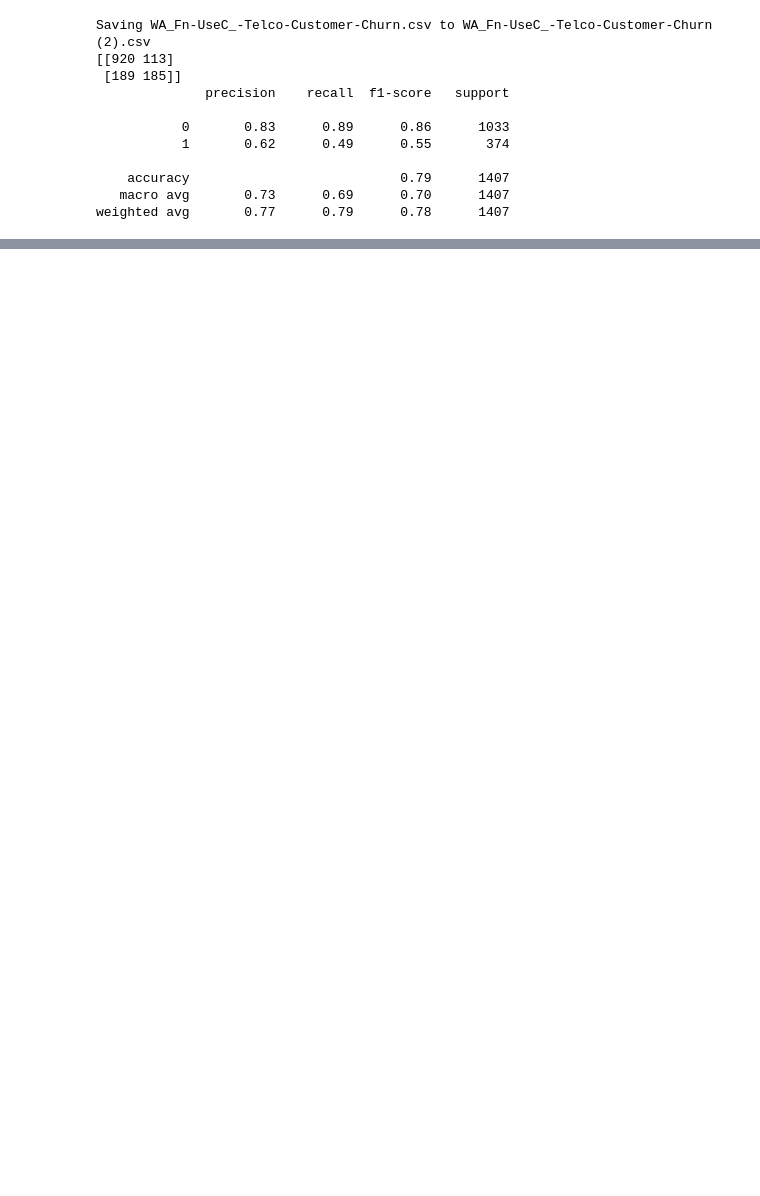
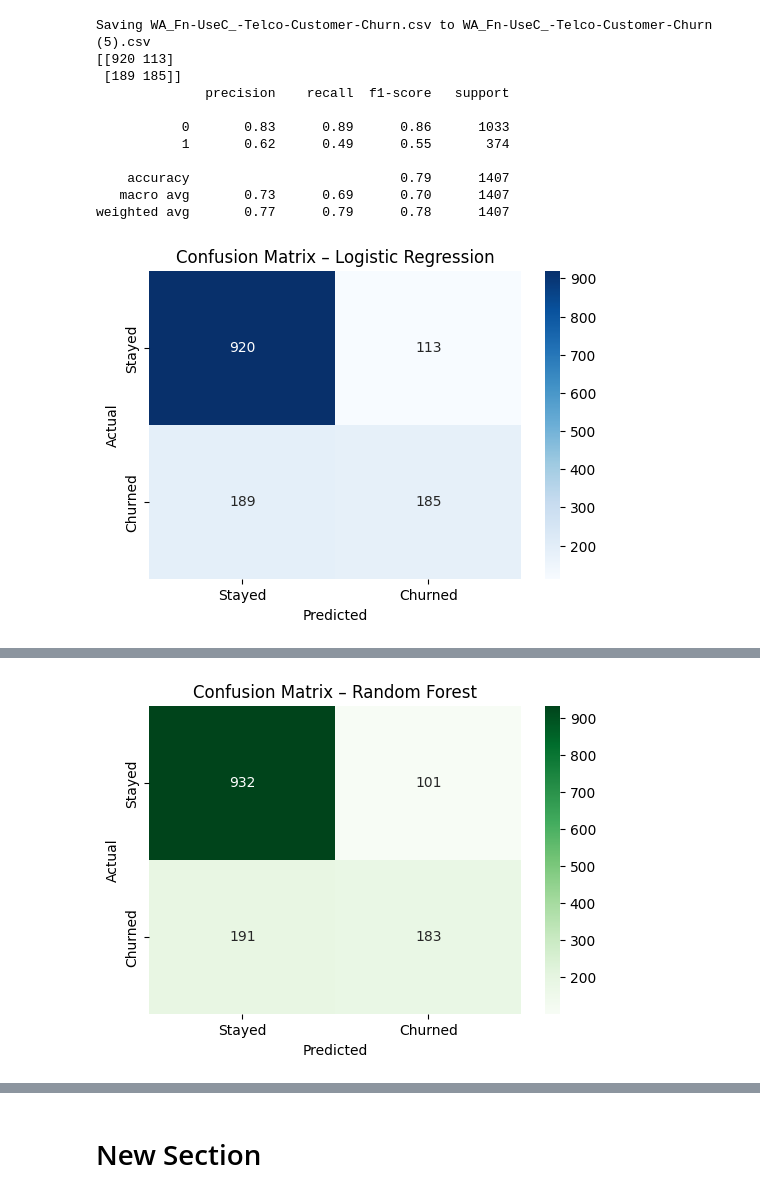
Before and after one commit to pramod101/imad-app, a Jupyter notebook: ChurnPredictor.ipynb, the cells around one changed output, grey strips where cells are left out. Cells and saved outputs as stored; diff of their text form; code cells hidden in the pictures; blank space fills up the shorter version.

Commit message:
Telco customer churn predictor Created using Colab

```diff
--- a/ChurnPredictor.ipynb
+++ b/ChurnPredictor.ipynb
@@ -8,7 +8,9 @@ from sklearn.linear_model import LogisticRegression
 from sklearn.metrics import classification_report, confusion_matrix
 from sklearn.preprocessing import LabelEncoder
 from sklearn.preprocessing import StandardScaler
-
+import seaborn as sns
+import matplotlib.pyplot as plt
+from sklearn.metrics import confusion_matrix
 
 # Step 2: Load the dataset
 from google.colab import files
@@ -28,31 +30,100 @@ for column in df.select_dtypes(include=['object']).columns:
         df[column] = le.fit_transform(df[column])
 
 scaler = StandardScaler()
 X_scaled = scaler.fit_transform(X)
 
 # Step 4: Split data
 X = df.drop(['customerID', 'Churn'], axis=1)
 y = df['Churn']
 X_train, X_test, y_train, y_test = train_test_split(X, y, test_size=0.2, random_state=42)
 
 # Step 5: Train Logistic Regression
 model = LogisticRegression(max_iter=2000)
 model.fit(X_train, y_train)
 
 # Step 6: Evaluate
 y_pred = model.predict(X_test)
 print(confusion_matrix(y_test, y_pred))
 print(classification_report(y_test, y_pred))
+
+# Compute confusion matrix again (just in case)
+cm = confusion_matrix(y_test, y_pred)
+
+# Define class labels
+labels = ['Stayed', 'Churned']
+
+# Plot confusion matrix
+plt.figure(figsize=(6,4))
+sns.heatmap(cm, annot=True, fmt='d', cmap='Blues',
+            xticklabels=labels, yticklabels=labels)
+
+plt.xlabel('Predicted')
+plt.ylabel('Actual')
+plt.title('Confusion Matrix – Logistic Regression')
+plt.show()
+
+# ========================
+# 🔄 MODEL UPGRADE: Random Forest
+# ========================
+
+from sklearn.ensemble import RandomForestClassifier
+from sklearn.metrics import classification_report, confusion_matrix
+
+# Step 1: Train the model
+rf_model = RandomForestClassifier(n_estimators=100, random_state=42)
+rf_model.fit(X_train, y_train)
+
+# Step 2: Predict
+y_pred_rf = rf_model.predict(X_test)
+
+# Step 3: Evaluate performance
+print("Confusion Matrix (Random Forest):")
+print(confusion_matrix(y_test, y_pred_rf))
+
+print("\nClassification Report (Random Forest):")
+print(classification_report(y_test, y_pred_rf))
+
+# Confusion Matrix Plot
+cm_rf = confusion_matrix(y_test, y_pred_rf)
+
+plt.figure(figsize=(6,4))
+sns.heatmap(cm_rf, annot=True, fmt='d', cmap='Greens',
+            xticklabels=labels, yticklabels=labels)
+
+plt.xlabel('Predicted')
+plt.ylabel('Actual')
+plt.title('Confusion Matrix – Random Forest')
+plt.show()
+
+import pandas as pd
+import matplotlib.pyplot as plt
+
+# Feature importance
+importances = rf_model.feature_importances_
+features = X.columns
+
+# Create a DataFrame
+importance_df = pd.DataFrame({'Feature': features, 'Importance': importances})
+importance_df = importance_df.sort_values(by='Importance', ascending=False)
+
+# Plot
+plt.figure(figsize=(10,6))
+plt.barh(importance_df['Feature'], importance_df['Importance'])
+plt.gca().invert_yaxis()
+plt.title('Feature Importance – Random Forest')
+plt.xlabel('Importance Score')
+plt.show()
 # %% [output]
 [interactive output not drawn]
-Saving WA_Fn-UseC_-Telco-Customer-Churn.csv to WA_Fn-UseC_-Telco-Customer-Churn (2).csv
+Saving WA_Fn-UseC_-Telco-Customer-Churn.csv to WA_Fn-UseC_-Telco-Customer-Churn (5).csv
 [[920 113]
  [189 185]]
               precision    recall  f1-score   support
 
            0       0.83      0.89      0.86      1033
            1       0.62      0.49      0.55       374
 
     accuracy                           0.79      1407
    macro avg       0.73      0.69      0.70      1407
 weighted avg       0.77      0.79      0.78      1407
+[figure, added]
@@ -58,0 +143 @@ weighted avg       0.77      0.79      0.78      1407
+[figure, added]
@@ -58,0 +145,2 @@ weighted avg       0.77      0.79      0.78      1407
+# %% [markdown]
+# New Section
```
Also changed, not shown: parts of 2 cells of this notebook.
